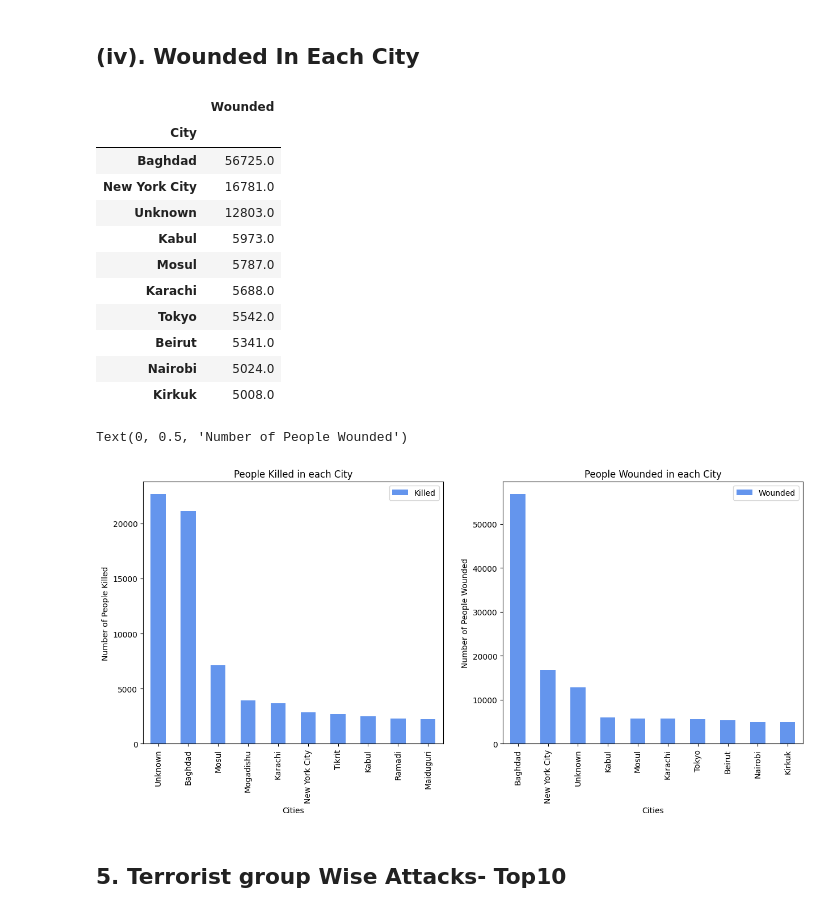
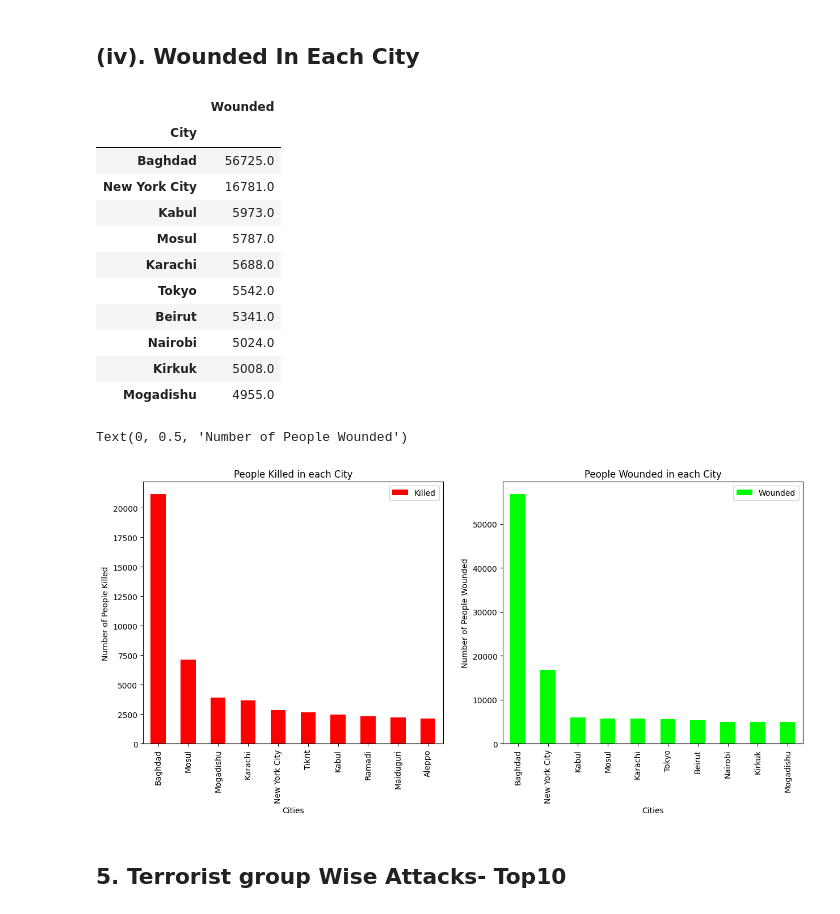
Before and after one commit to amolwagh77/Exploratory-Data-Analysis---Global-Terrorism, a Jupyter notebook: Sample EDA Submission Template.ipynb, the cells around one changed output. Cells and saved outputs as stored; diff of their text form; code cells hidden in the pictures.

Commit message:
data analysis is done

```diff
--- a/Sample EDA Submission Template.ipynb
+++ b/Sample EDA Submission Template.ipynb
@@ -685,8 +788,8 @@ plt.show()
 # %% [markdown]
 ### **(iii). Killed In Each City**
 # %%
-ck=data[['City','Killed']].groupby('City').sum().sort_values(by="Killed",ascending=False)
-ck[1:11]
+ck=data[['City','Killed']].groupby('City').sum().sort_values(by="Killed",ascending=False).drop('Unknown').head(10)
+ck
 # %% [output]
 |  | Killed |
 | City |  |
@@ -703,14 +806,13 @@ ck[1:11]
 # %% [markdown]
 ## **(iv). Wounded In Each City**
 # %%
-wc=data[['City','Wounded']].groupby('City').sum().sort_values(by='Wounded',ascending=False).head(10)
+wc=data[['City','Wounded']].groupby('City').sum().sort_values(by='Wounded',ascending=False).drop('Unknown').head(10)
 wc
 # %% [output]
 |  | Wounded |
 | City |  |
 | Baghdad | 56725.0 |
 | New York City | 16781.0 |
-| Unknown | 12803.0 |
 | Kabul | 5973.0 |
 | Mosul | 5787.0 |
 | Karachi | 5688.0 |
@@ -718,25 +820,26 @@ wc
 | Beirut | 5341.0 |
 | Nairobi | 5024.0 |
 | Kirkuk | 5008.0 |
+| Mogadishu | 4955.0 |
 # %%
 fig=plt.figure()
 ax0=fig.add_subplot(1,2,1)
 ax1=fig.add_subplot(1,2,2)
 
 # killed
-ck[:10].plot(kind='bar',color="cornflowerblue",figsize=(15,6),ax=ax0)
+ck[:10].plot(kind='bar',color="red",figsize=(15,6),ax=ax0)
 ax0.set_title("People Killed in each City")
 ax0.set_xlabel("Cities")
 ax0.set_ylabel("Number of People Killed")
 
 #Wounded
-wc[:10].plot(kind="bar",color="cornflowerblue",figsize=(15,6),ax=ax1)
+wc[:10].plot(kind="bar",color="lime",figsize=(15,6),ax=ax1)
 ax1.set_title("People Wounded in each City")
 ax1.set_xlabel("Cities")
 ax1.set_ylabel("Number of People Wounded")
 # %% [output]
 Text(0, 0.5, 'Number of People Wounded')
-[figure, old version]
+[figure, new version]
 # %% [markdown]
 ## **5. Terrorist group Wise Attacks- Top10**
 # %% [markdown]
```
Also changed, not shown: parts of 64 cells of this notebook.
